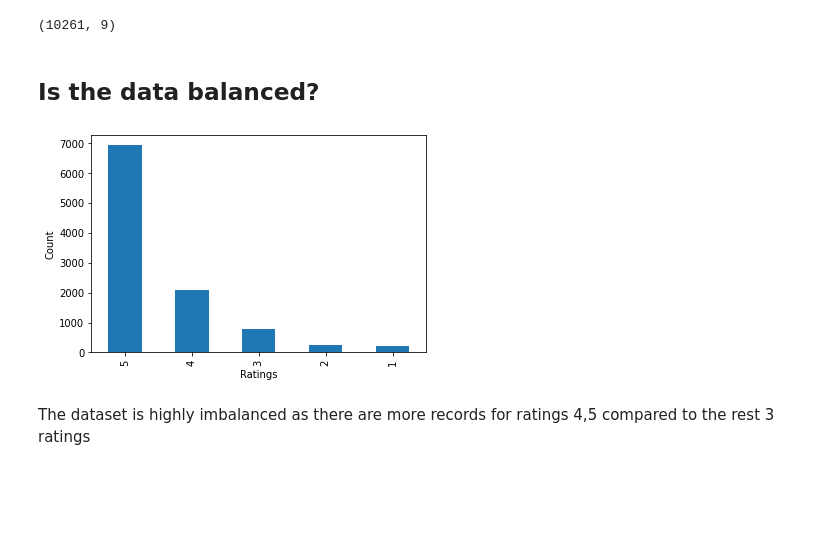
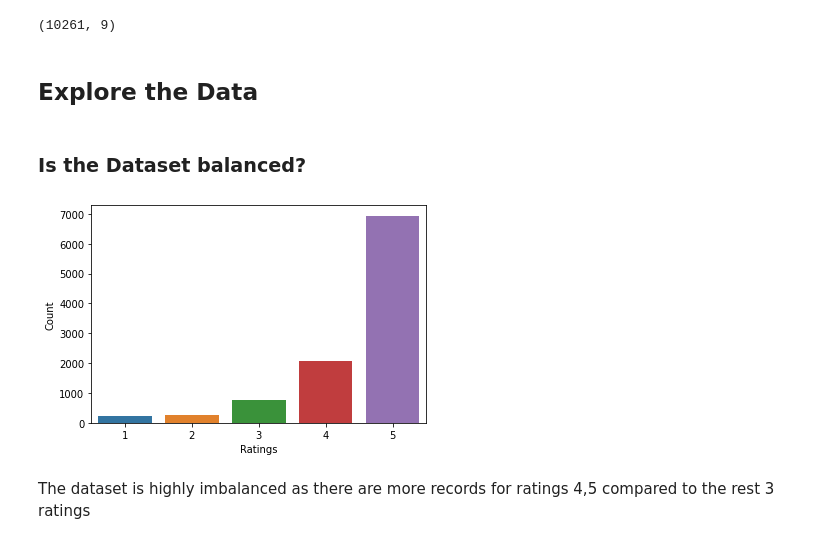
Before and after one commit to SaiPavanKumarB/Music-Review-Ratings-Prediction, a Jupyter notebook: Sri_Music_Ratings_Prediction_By_Reviews.ipynb, the cells around one changed output. Saved outputs shown, nothing was run; the diff lists cells and outputs as text; code cells hidden in the pictures; blank space fills up the shorter version.

```diff
--- a/Sri_Music_Ratings_Prediction_By_Reviews.ipynb
+++ b/Sri_Music_Ratings_Prediction_By_Reviews.ipynb
@@ -59,16 +60,19 @@ df.shape
 # %%
 # convert the target column data type to int
 df['overall'] = df['overall'].astype(int)
+# %% [markdown]
+## Explore the Data
 # %% [markdown]
-## Is the data balanced?
+### Is the Dataset balanced?
 # %%
 # Check the target column distribution
-df['overall'].value_counts().plot(kind='bar')
+temp = pd.DataFrame(df['overall'].value_counts()).reset_index()
+sns.barplot(temp['index'],temp['overall'])
 plt.xlabel('Ratings')
 plt.ylabel('Count')
 plt.show()
 # %% [output]
-[figure, old version]
+[figure, new version]
 # %% [markdown]
 The dataset is highly imbalanced as there are more records for ratings 4,5 compared to the rest 3 ratings
 # %% [markdown]
```
Also changed, not shown: parts of 17 cells of this notebook.
